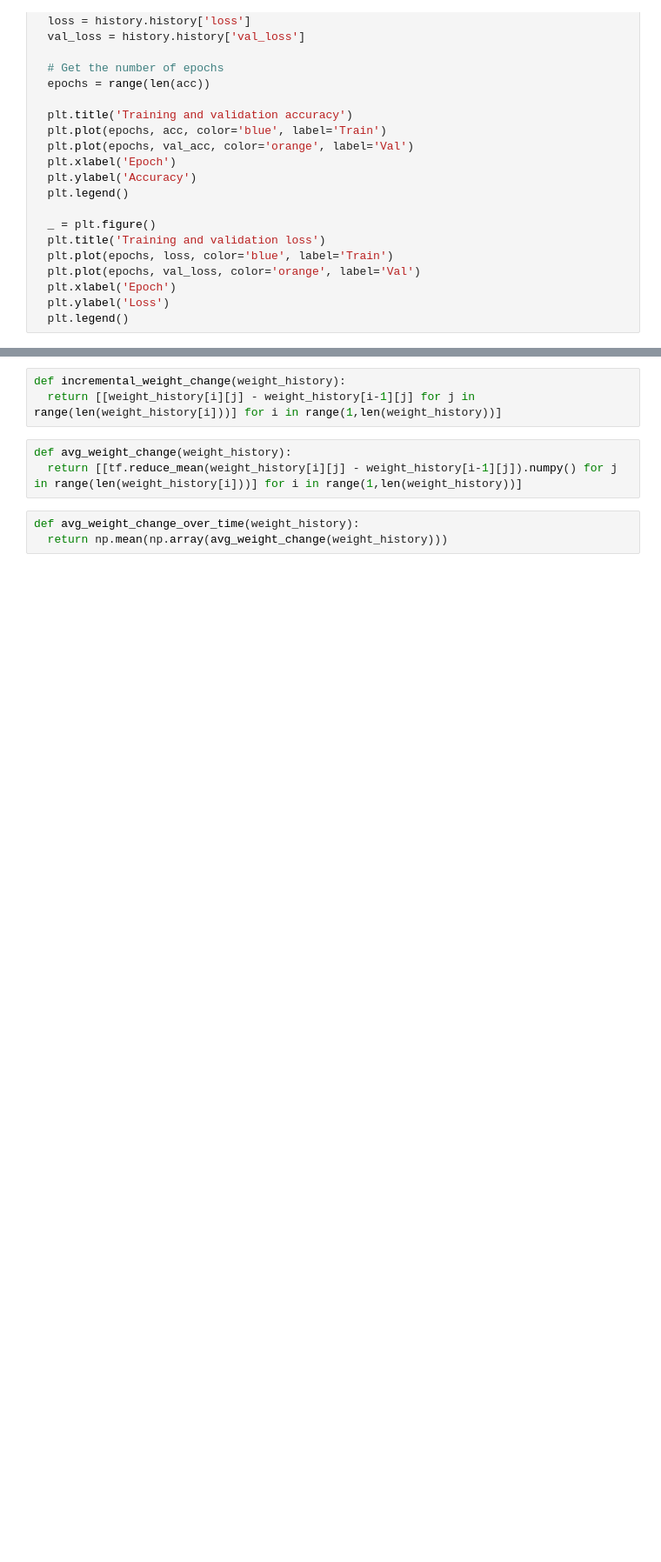
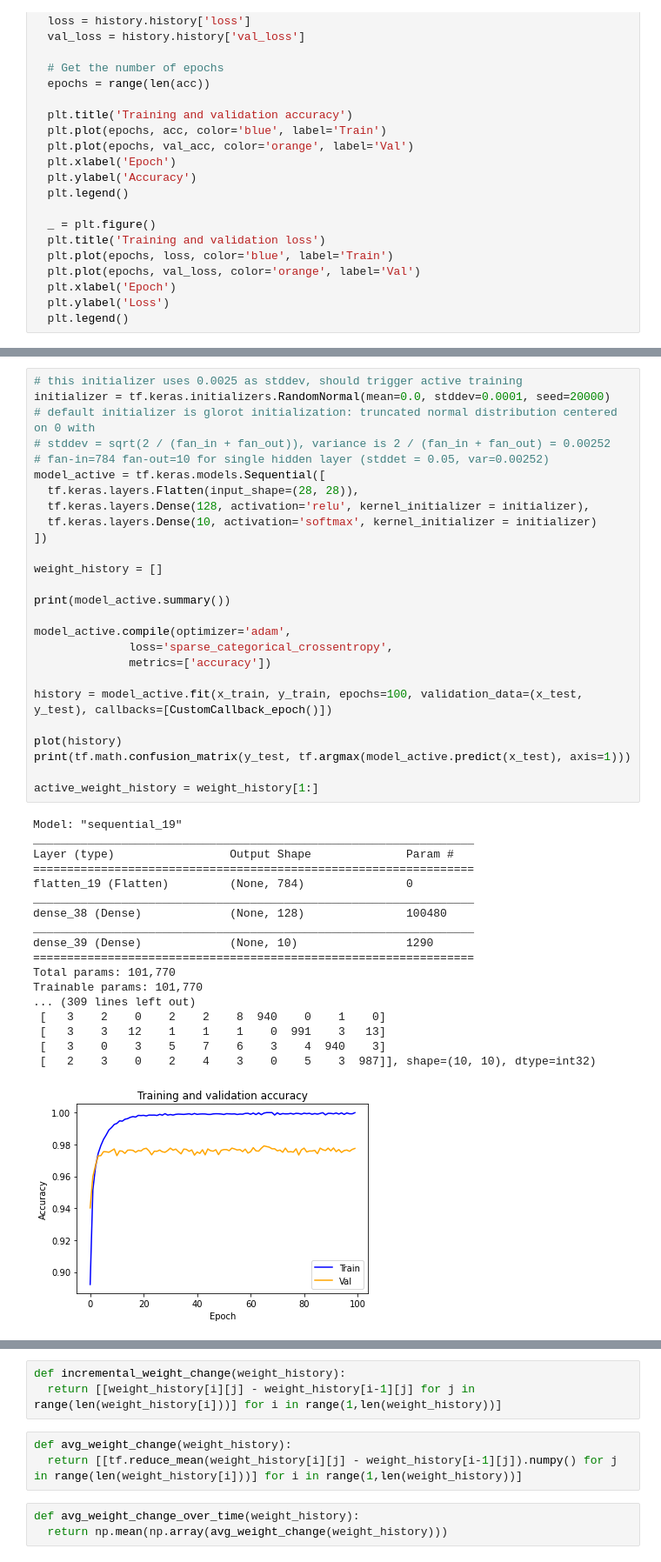
Before and after one commit to AlwaysSearching/Mathematics-of-Deep-Learning-Research-Project, a Jupyter notebook: active_lazy_experiment.ipynb, the cells around one changed output, grey strips where cells are left out. Shown at 87% size. Saved outputs shown, nothing was run; the diff lists cells and outputs as text; blank space fills up the shorter version.

```diff
--- a/active_lazy_experiment.ipynb
+++ b/active_lazy_experiment.ipynb
@@ -111,0 +113,45 @@ Trainable params: 101,770
+# %%
+# this initializer uses 0.0025 as stddev, should trigger active training
+initializer = tf.keras.initializers.RandomNormal(mean=0.0, stddev=0.0001, seed=20000)
+# default initializer is glorot initialization: truncated normal distribution centered on 0 with
+# stddev = sqrt(2 / (fan_in + fan_out)), variance is 2 / (fan_in + fan_out) = 0.00252
+# fan-in=784 fan-out=10 for single hidden layer (stddet = 0.05, var=0.00252)
+model_active = tf.keras.models.Sequential([
+  tf.keras.layers.Flatten(input_shape=(28, 28)),
+  tf.keras.layers.Dense(128, activation='relu', kernel_initializer = initializer),
+  tf.keras.layers.Dense(10, activation='softmax', kernel_initializer = initializer)
+])
+
+weight_history = []
+
+print(model_active.summary())
+
+model_active.compile(optimizer='adam',
+              loss='sparse_categorical_crossentropy',
+              metrics=['accuracy'])
+
+history = model_active.fit(x_train, y_train, epochs=100, validation_data=(x_test, y_test), callbacks=[CustomCallback_epoch()])
+
+plot(history)
+print(tf.math.confusion_matrix(y_test, tf.argmax(model_active.predict(x_test), axis=1)))
+
+active_weight_history = weight_history[1:]
+# %% [output]
+Model: "sequential_19"
+_________________________________________________________________
+Layer (type)                 Output Shape              Param #
+=================================================================
+flatten_19 (Flatten)         (None, 784)               0
+_________________________________________________________________
+dense_38 (Dense)             (None, 128)               100480
+_________________________________________________________________
+dense_39 (Dense)             (None, 10)                1290
+=================================================================
+Total params: 101,770
+Trainable params: 101,770
+... (309 lines left out)
+ [   3    2    0    2    2    8  940    0    1    0]
+ [   3    3   12    1    1    1    0  991    3   13]
+ [   3    0    3    5    7    6    3    4  940    3]
+ [   2    3    0    2    4    3    0    5    3  987]], shape=(10, 10), dtype=int32)
+[figure, added]
```
Also changed, not shown: parts of 16 cells of this notebook.
